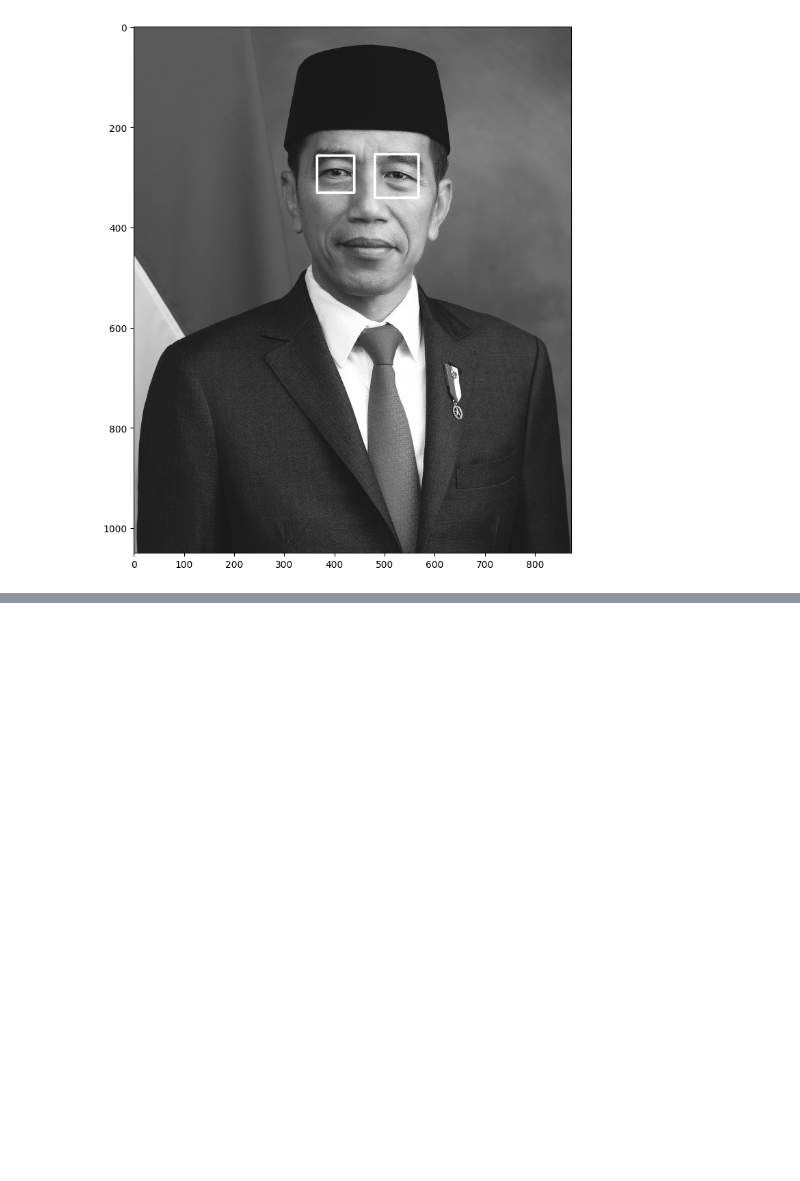
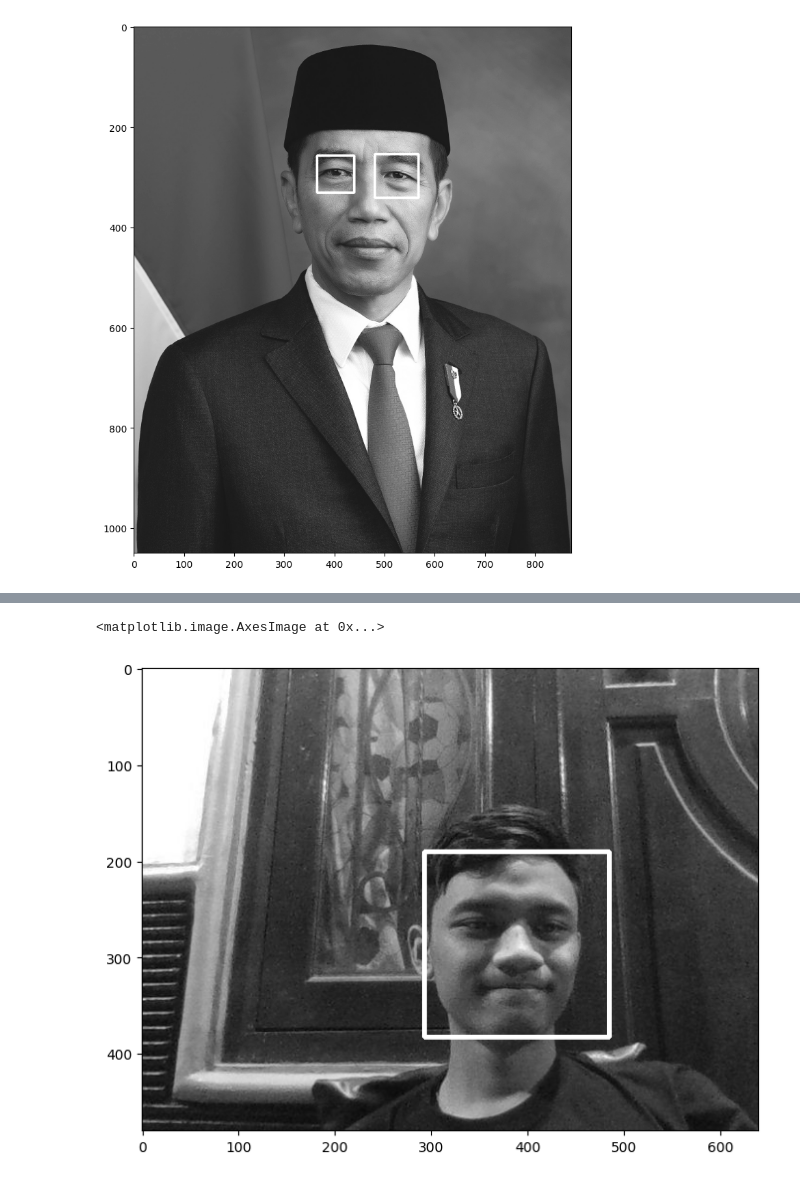
Before and after one commit to HilmyMhiii/PCVK_Genap_2023, a Jupyter notebook: Week_12.ipynb, the cells around one changed output, grey strips where cells are left out. Saved outputs shown, nothing was run; the diff lists cells and outputs as text; code cells hidden in the pictures; blank space fills up the shorter version.

```diff
--- a/Week_12.ipynb
+++ b/Week_12.ipynb
@@ -191,0 +192,12 @@ Saved to photo.jpg
+# %%
+cascade_rai = cv.CascadeClassifier('/content/drive/MyDrive/PCVK/haarcascade_frontalface_alt.xml')
+
+
+jokowi = cv.imread('photo.jpg',0)
+woi_rai = cascade_rai.detectMultiScale(jokowi)
+for(x,y,w,h) in woi_rai:cv.rectangle(jokowi,(x,y),(x+w,y+h),(255,255,255),3)
+plt.figure(figsize = (8,8))
+plt.imshow(jokowi, cmap='gray')
+# %% [output]
+<matplotlib.image.AxesImage at 0x...>
+[figure, added]
```
Also changed, not shown: parts of 4 cells of this notebook.
